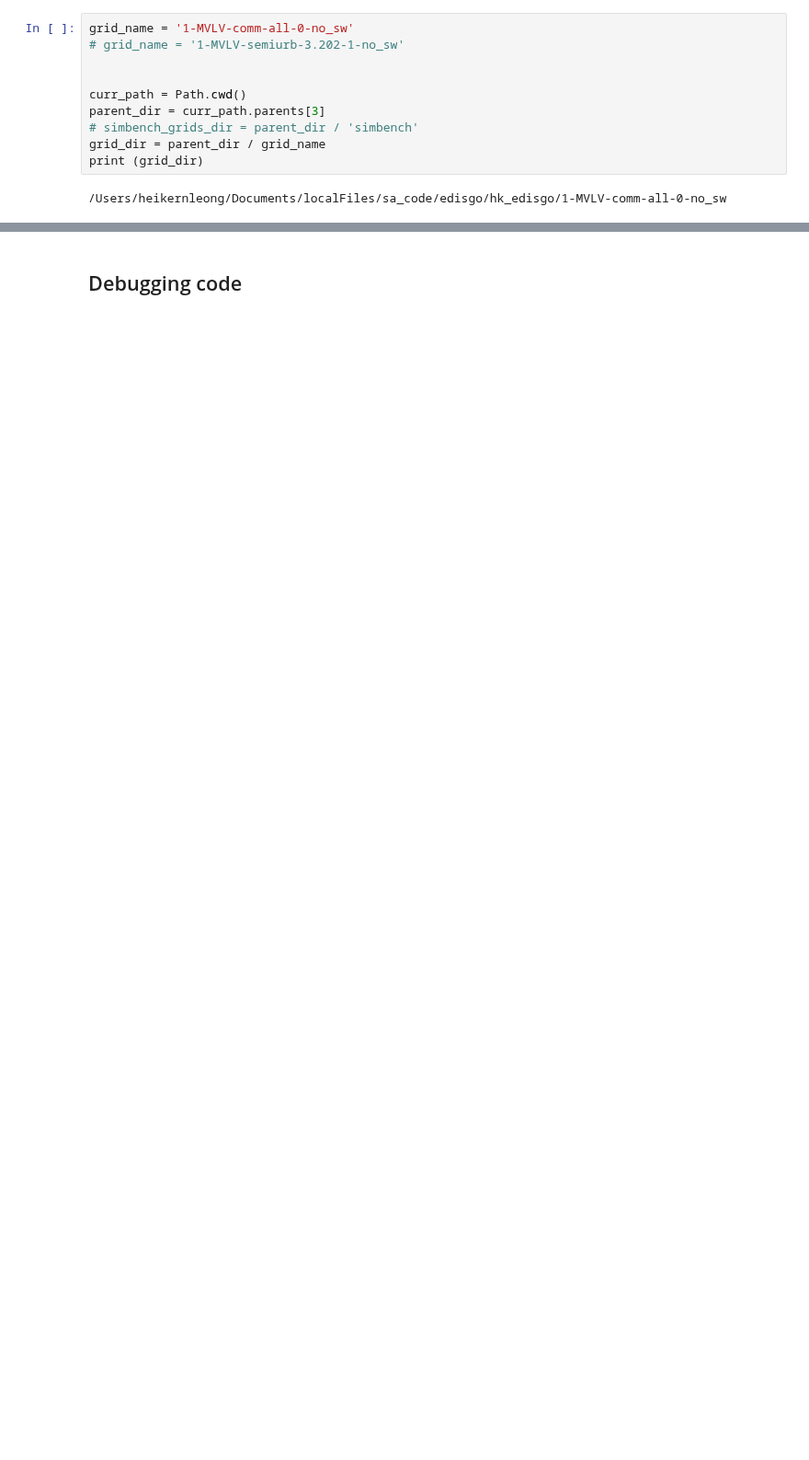
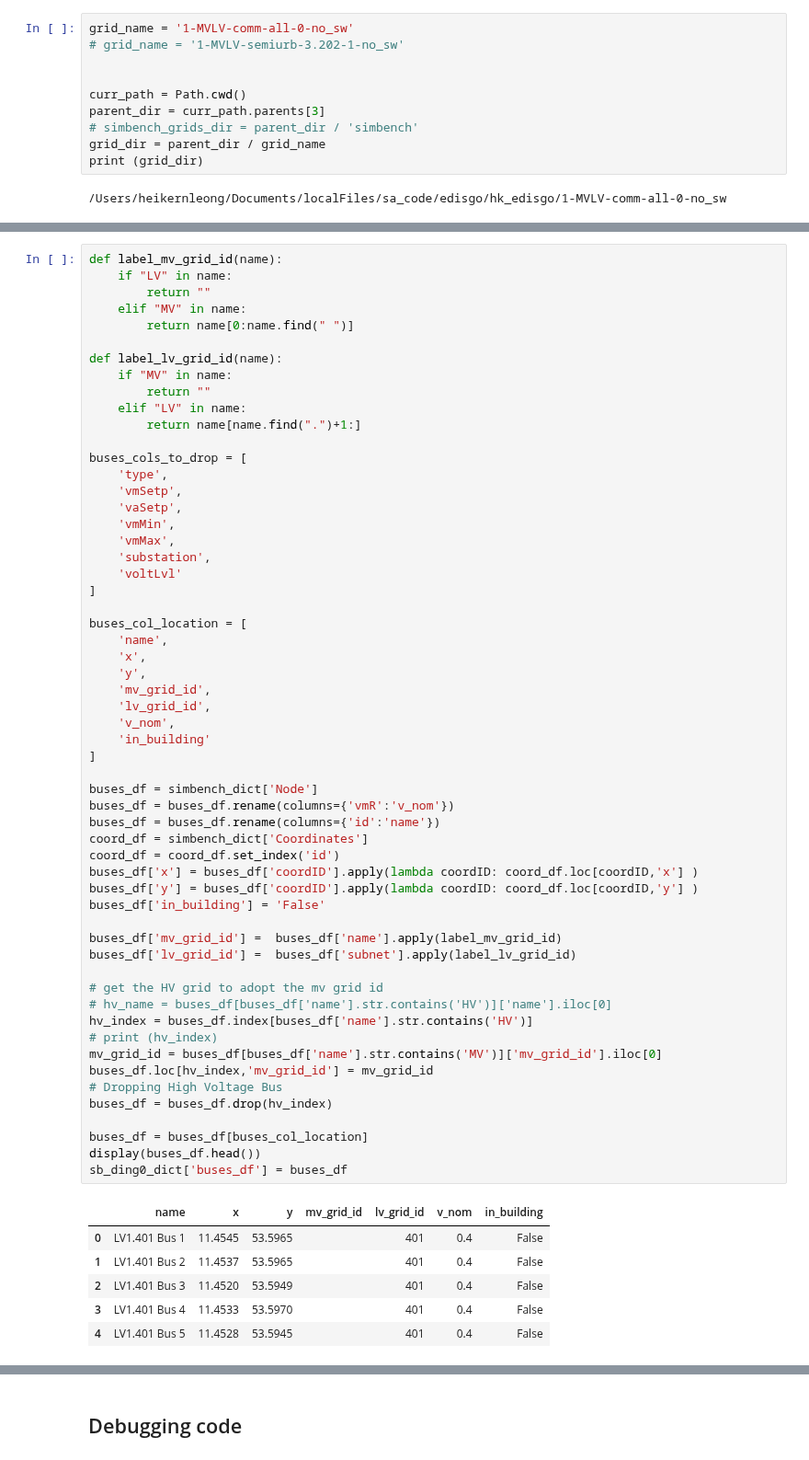
Before and after one commit to openego/eDisGo, a Jupyter notebook: edisgo/io/simbench_importer/simbench_importer.ipynb, the cells around one changed output, grey strips where cells are left out. Shown at 92% size. Drawn from its saved outputs; the diff is of its cells as text; blank space fills up the shorter version.

```diff
--- a/edisgo/io/simbench_importer/simbench_importer.ipynb
+++ b/edisgo/io/simbench_importer/simbench_importer.ipynb
@@ -490,0 +67,64 @@ sb_ding0_dict['storage_units_df'] = storage_units_df
+# %%
+def label_mv_grid_id(name):
+    if "LV" in name:
+        return ""
+    elif "MV" in name:
+        return name[0:name.find(" ")]
+
+def label_lv_grid_id(name):
+    if "MV" in name:
+        return ""
+    elif "LV" in name:
+        return name[name.find(".")+1:]
+
+buses_cols_to_drop = [
+    'type',
+    'vmSetp',
+    'vaSetp',
+    'vmMin',
+    'vmMax',
+    'substation',
+    'voltLvl'
+]
+
+buses_col_location = [
+    'name',
+    'x',
+    'y',
+    'mv_grid_id',
+    'lv_grid_id',
+    'v_nom',
+    'in_building'
+]
+
+buses_df = simbench_dict['Node']
+buses_df = buses_df.rename(columns={'vmR':'v_nom'})
+buses_df = buses_df.rename(columns={'id':'name'})
+coord_df = simbench_dict['Coordinates']
+coord_df = coord_df.set_index('id')
+buses_df['x'] = buses_df['coordID'].apply(lambda coordID: coord_df.loc[coordID,'x'] )
+buses_df['y'] = buses_df['coordID'].apply(lambda coordID: coord_df.loc[coordID,'y'] )
+buses_df['in_building'] = 'False'
+
+buses_df['mv_grid_id'] =  buses_df['name'].apply(label_mv_grid_id)
+buses_df['lv_grid_id'] =  buses_df['subnet'].apply(label_lv_grid_id)
+
+# get the HV grid to adopt the mv grid id
+# hv_name = buses_df[buses_df['name'].str.contains('HV')]['name'].iloc[0]
+hv_index = buses_df.index[buses_df['name'].str.contains('HV')]
+# print (hv_index)
+mv_grid_id = buses_df[buses_df['name'].str.contains('MV')]['mv_grid_id'].iloc[0]
+buses_df.loc[hv_index,'mv_grid_id'] = mv_grid_id
+# Dropping High Voltage Bus
+buses_df = buses_df.drop(hv_index)
+
+buses_df = buses_df[buses_col_location]
+display(buses_df.head())
+sb_ding0_dict['buses_df'] = buses_df
+# %% [output]
+|  | name | x | y | mv_grid_id | lv_grid_id | v_nom | in_building |
+| 0 | LV1.401 Bus 1 | 11.4545 | 53.5965 |  | 401 | 0.4 | False |
+| 1 | LV1.401 Bus 2 | 11.4537 | 53.5965 |  | 401 | 0.4 | False |
+| 2 | LV1.401 Bus 3 | 11.4520 | 53.5949 |  | 401 | 0.4 | False |
+| 3 | LV1.401 Bus 4 | 11.4533 | 53.5970 |  | 401 | 0.4 | False |
+| 4 | LV1.401 Bus 5 | 11.4528 | 53.5945 |  | 401 | 0.4 | False |
```
Also changed, not shown: parts of 52 cells of this notebook, 2 other files.
